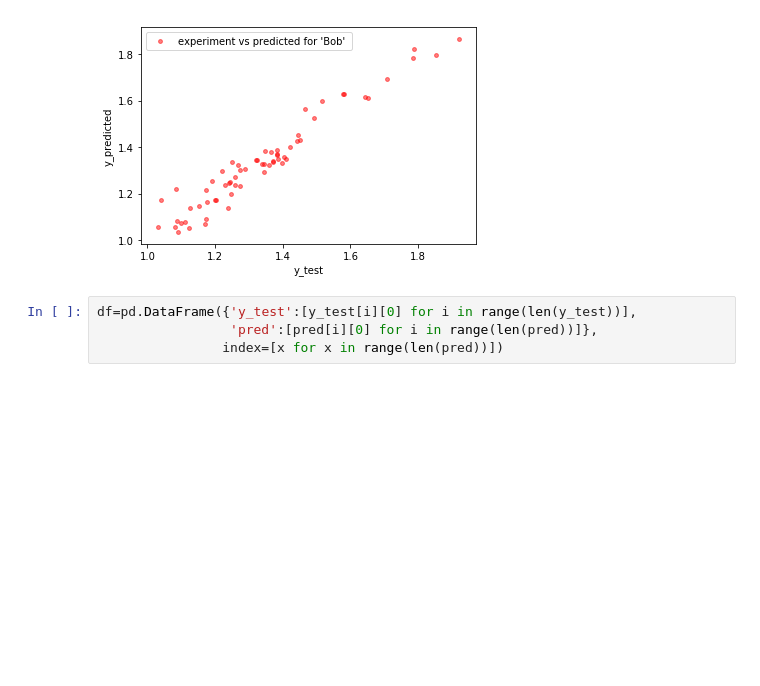
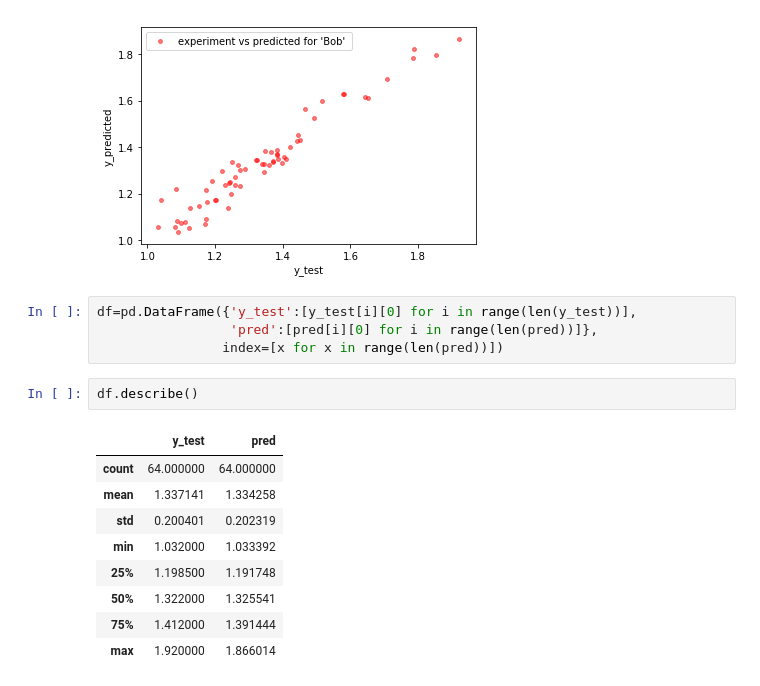
Before and after one commit to byambaa1982/NN_model, a Jupyter notebook: oil_pred.ipynb, the cells around one changed output. Drawn from its saved outputs; the diff is of its cells as text; blank space fills up the shorter version.

Commit message:
add describe

```diff
--- a/oil_pred.ipynb
+++ b/oil_pred.ipynb
@@ -291,3 +291,15 @@ plt.show()
 df=pd.DataFrame({'y_test':[y_test[i][0] for i in range(len(y_test))],
                  'pred':[pred[i][0] for i in range(len(pred))]},
                 index=[x for x in range(len(pred))])
+# %%
+df.describe()
+# %% [output]
+|  | y_test | pred |
+| count | 64.000000 | 64.000000 |
+| mean | 1.337141 | 1.334258 |
+| std | 0.200401 | 0.202319 |
+| min | 1.032000 | 1.033392 |
+| 25% | 1.198500 | 1.191748 |
+| 50% | 1.322000 | 1.325541 |
+| 75% | 1.412000 | 1.391444 |
+| max | 1.920000 | 1.866014 |
```
